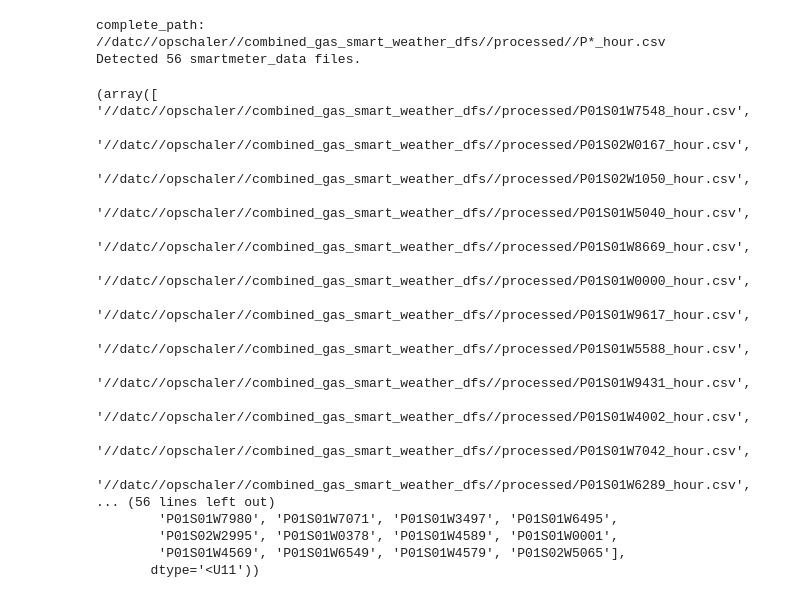
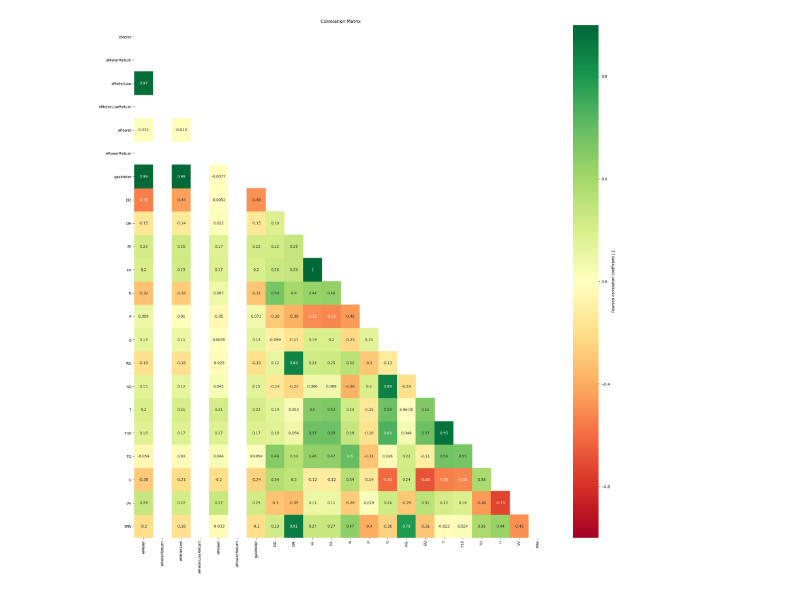
Before and after one commit to deKeijzer/KB-74-OPSCHALER, a Jupyter notebook: Personal_folders/Pol/opschaler_module_import.ipynb, the cells around one changed output. Drawn from its saved outputs; the diff is of its cells as text; code cells hidden in the pictures.

```diff
--- a/Personal_folders/Pol/opschaler_module_import.ipynb
+++ b/Personal_folders/Pol/opschaler_module_import.ipynb
@@ -5,26 +5,8 @@ import Opschaler as op
 import matplotlib.pyplot as plt
 import seaborn as sns
 import numpy as np
-# %%
-
-op.dwel_path_id('hour','processed','no')
-# %% [output]
-complete_path: //datc//opschaler//combined_gas_smart_weather_dfs//processed//P*_hour.csv
-Detected 56 smartmeter_data files.
-(array([ '//datc//opschaler//combined_gas_smart_weather_dfs//processed/P01S01W7548_hour.csv',
-        '//datc//opschaler//combined_gas_smart_weather_dfs//processed/P01S02W0167_hour.csv',
-        '//datc//opschaler//combined_gas_smart_weather_dfs//processed/P01S02W1050_hour.csv',
-        '//datc//opschaler//combined_gas_smart_weather_dfs//processed/P01S01W5040_hour.csv',
-        '//datc//opschaler//combined_gas_smart_weather_dfs//processed/P01S01W8669_hour.csv',
-        '//datc//opschaler//combined_gas_smart_weather_dfs//processed/P01S01W0000_hour.csv',
-        '//datc//opschaler//combined_gas_smart_weather_dfs//processed/P01S01W9617_hour.csv',
-        '//datc//opschaler//combined_gas_smart_weather_dfs//processed/P01S01W5588_hour.csv',
-        '//datc//opschaler//combined_gas_smart_weather_dfs//processed/P01S01W9431_hour.csv',
-        '//datc//opschaler//combined_gas_smart_weather_dfs//processed/P01S01W4002_hour.csv',
-        '//datc//opschaler//combined_gas_smart_weather_dfs//processed/P01S01W7042_hour.csv',
-        '//datc//opschaler//combined_gas_smart_weather_dfs//processed/P01S01W6289_hour.csv',
-... (56 lines left out)
-        'P01S01W7980', 'P01S01W7071', 'P01S01W3497', 'P01S01W6495',
-        'P01S02W2995', 'P01S01W0378', 'P01S01W4589', 'P01S01W0001',
-        'P01S01W4569', 'P01S01W6549', 'P01S01W4579', 'P01S02W5065'],
-       dtype='<U11'))
+# %%
+
+op.corr_df('3h','P01S01W0373')
+# %% [output]
+[figure, added]
```
Also changed, not shown: 4 other files.
